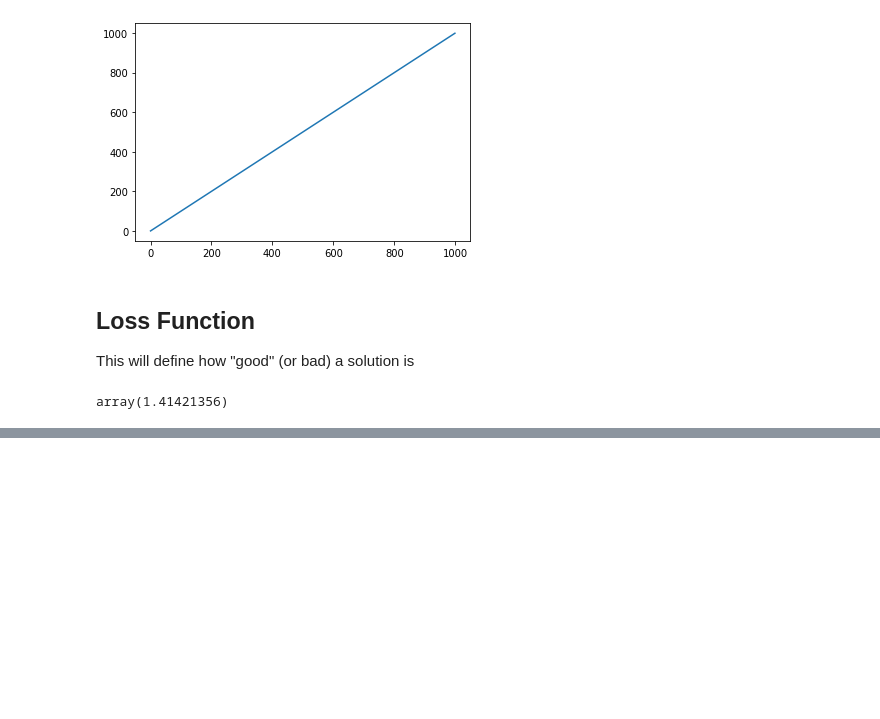
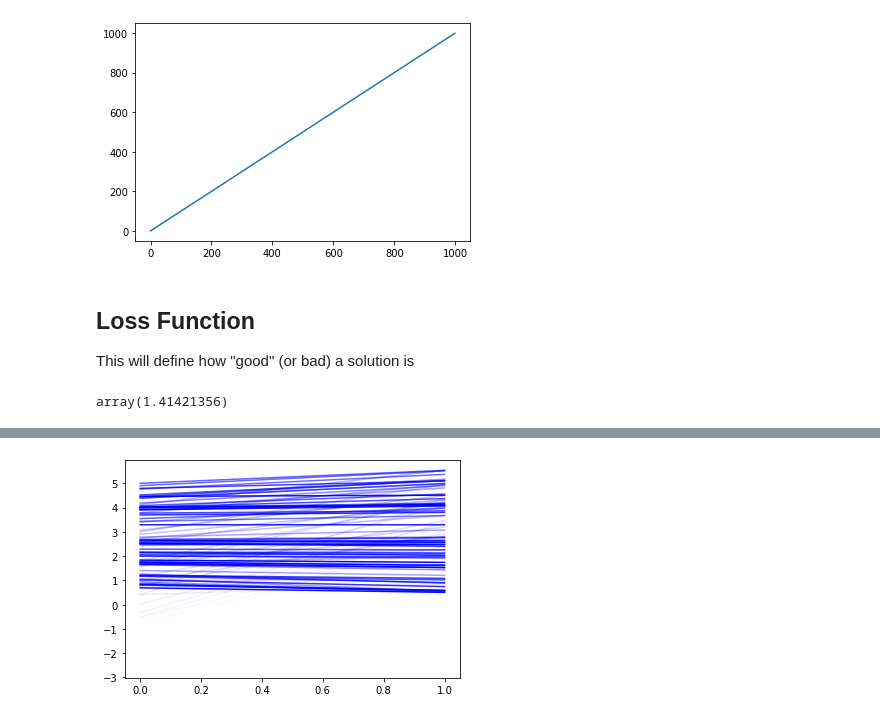
Before and after one commit to gerardsimons/hello-torch-world, a Jupyter notebook: notebooks/PyTorch #1 - Extremely Simple NN.ipynb, the cells around one changed output, grey strips where cells are left out. Drawn from its saved outputs; the diff is of its cells as text; code cells hidden in the pictures; blank space fills up the shorter version.

```diff
--- a/notebooks/PyTorch #1 - Extremely Simple NN.ipynb
+++ b/notebooks/PyTorch #1 - Extremely Simple NN.ipynb
@@ -113,0 +144,37 @@ tensor([0., 1.]) tensor([0.7053, 1.0000], grad_fn=<AddBackward0>)
+# %%
+ds = LinearDataset(10000, [0,10], [0,1])
+
+model = nn.Sequential(
+    nn.Linear(2, 10),
+    nn.Linear(10, 2)
+)
+lr = 0.0001
+optim = torch.optim.RMSprop(model.parameters(), lr=lr) # This is new
+preds = []
+for i in range(int(len(ds)*0.9)):
+    x,y = ds[i]
+    x = torch.tensor(x)
+    y = torch.tensor(y)
+    y_pred = model(x)
+    if i % 100 == 0:
+#         print(y, y_pred)
+        preds.append(y_pred)
+
+    loss = loss_fn(y, y_pred)
+    model.zero_grad()
+    loss.backward()
+
+    optim.step()
+
+
+for i,pred in enumerate(preds):
+    plt.plot(pred.detach().numpy(), c=(0,0,1,i/len(preds)))
+
+
+
+
+x = [0,1]
+# y =
+# model()
+# %% [output]
+[figure, added]
```
Also changed, not shown: parts of 6 cells of this notebook, 1 other file.
